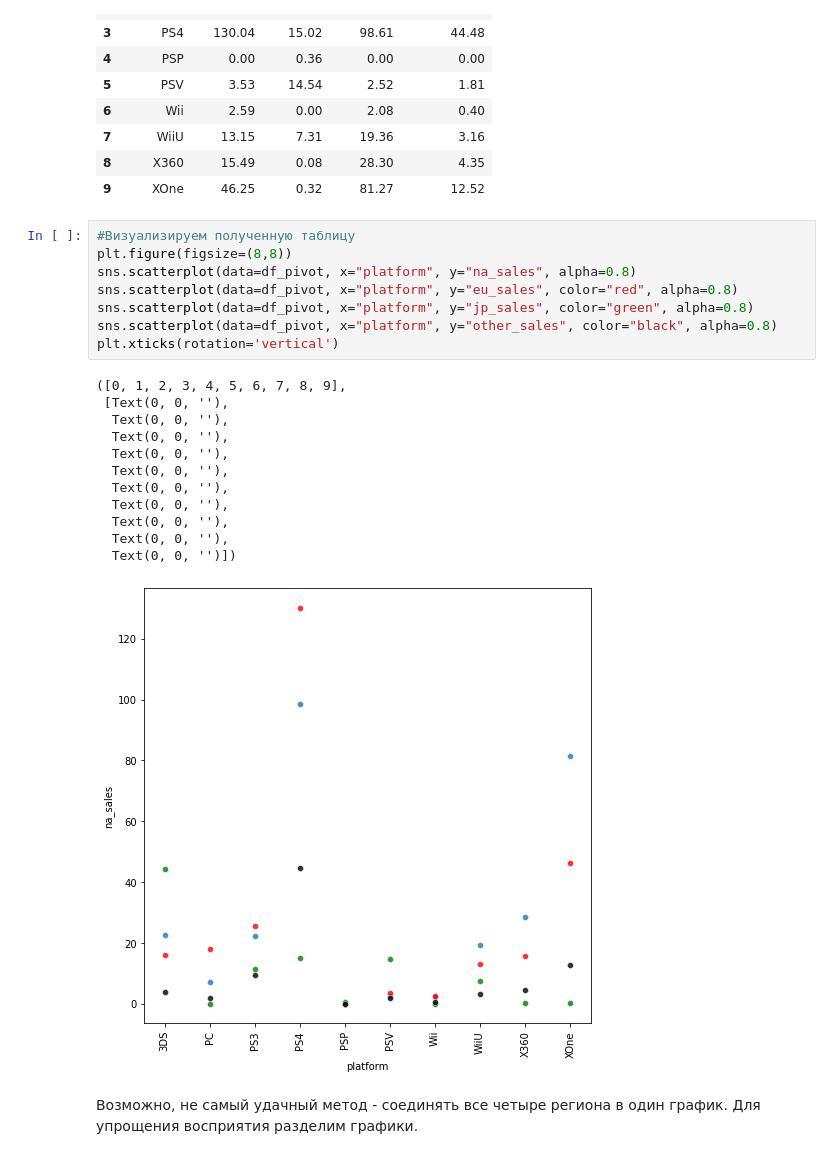
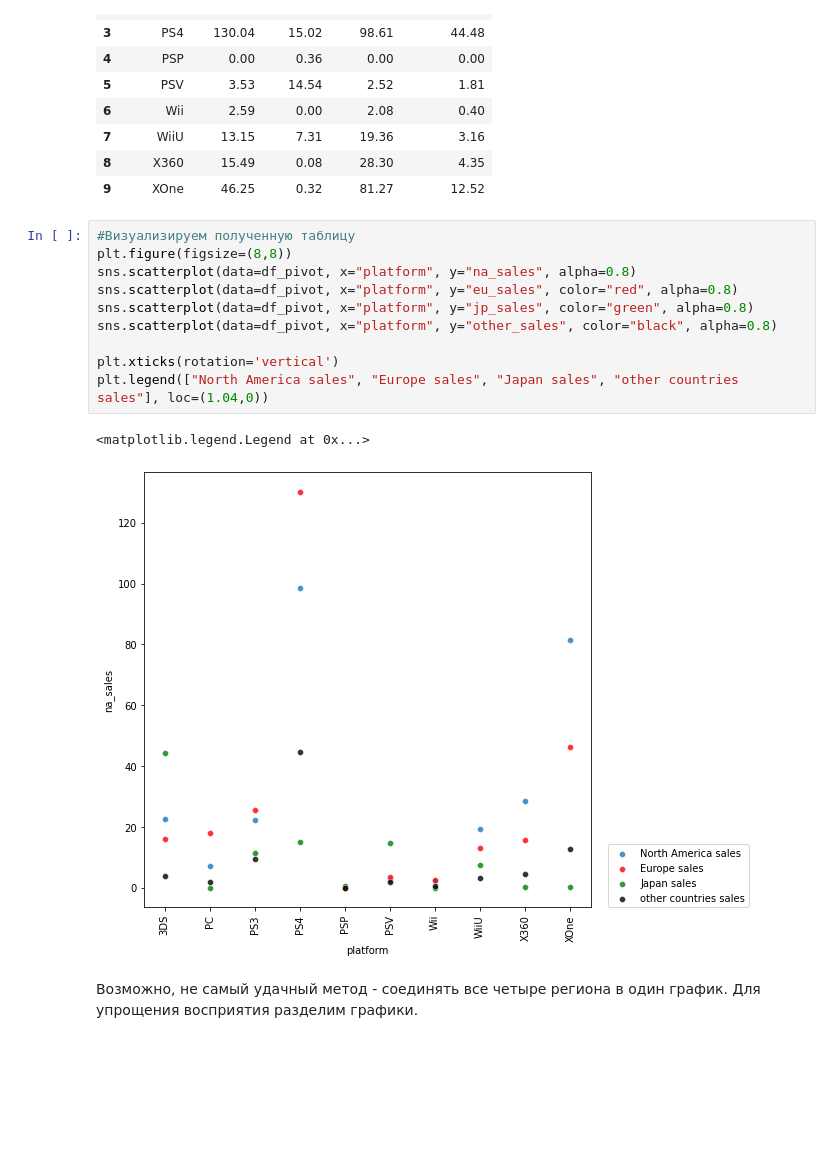
Before and after one commit to badykshanov/yandex_practicum_projects, a Jupyter notebook: work-on-project-4/Project work 4 - Assembly project 1 - Badykshanov Niyaz.ipynb, the cells around one changed output. Drawn from its saved outputs; the diff is of its cells as text; blank space fills up the shorter version.

```diff
--- a/work-on-project-4/Project work 4 - Assembly project 1 - Badykshanov Niyaz.ipynb
+++ b/work-on-project-4/Project work 4 - Assembly project 1 - Badykshanov Niyaz.ipynb
@@ -833,24 +812,16 @@ df_pivot
 # %%
 #Визуализируем полученную таблицу
 plt.figure(figsize=(8,8))
 sns.scatterplot(data=df_pivot, x="platform", y="na_sales", alpha=0.8)
 sns.scatterplot(data=df_pivot, x="platform", y="eu_sales", color="red", alpha=0.8)
 sns.scatterplot(data=df_pivot, x="platform", y="jp_sales", color="green", alpha=0.8)
 sns.scatterplot(data=df_pivot, x="platform", y="other_sales", color="black", alpha=0.8)
+
 plt.xticks(rotation='vertical')
+plt.legend(["North America sales", "Europe sales", "Japan sales", "other countries sales"], loc=(1.04,0))
 # %% [output]
-([0, 1, 2, 3, 4, 5, 6, 7, 8, 9],
- [Text(0, 0, ''),
-  Text(0, 0, ''),
-  Text(0, 0, ''),
-  Text(0, 0, ''),
-  Text(0, 0, ''),
-  Text(0, 0, ''),
-  Text(0, 0, ''),
-  Text(0, 0, ''),
-  Text(0, 0, ''),
-  Text(0, 0, '')])
+<matplotlib.legend.Legend at 0x...>
-[figure, old version]
+[figure, new version]
 # %% [markdown]
 Возможно, не самый удачный метод - соединять все четыре региона в один график. Для упрощения восприятия разделим графики.
 # %%
```
Also changed, not shown: parts of 11 cells of this notebook.
